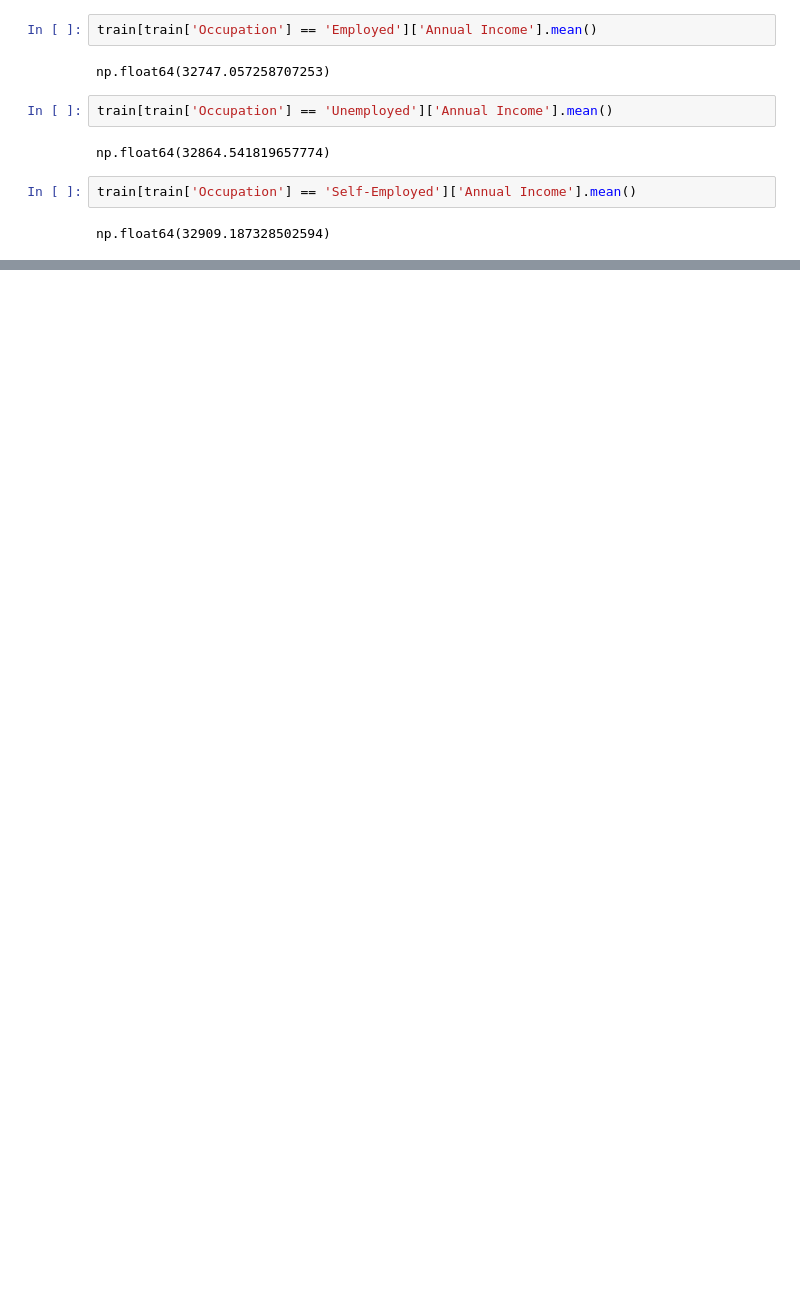
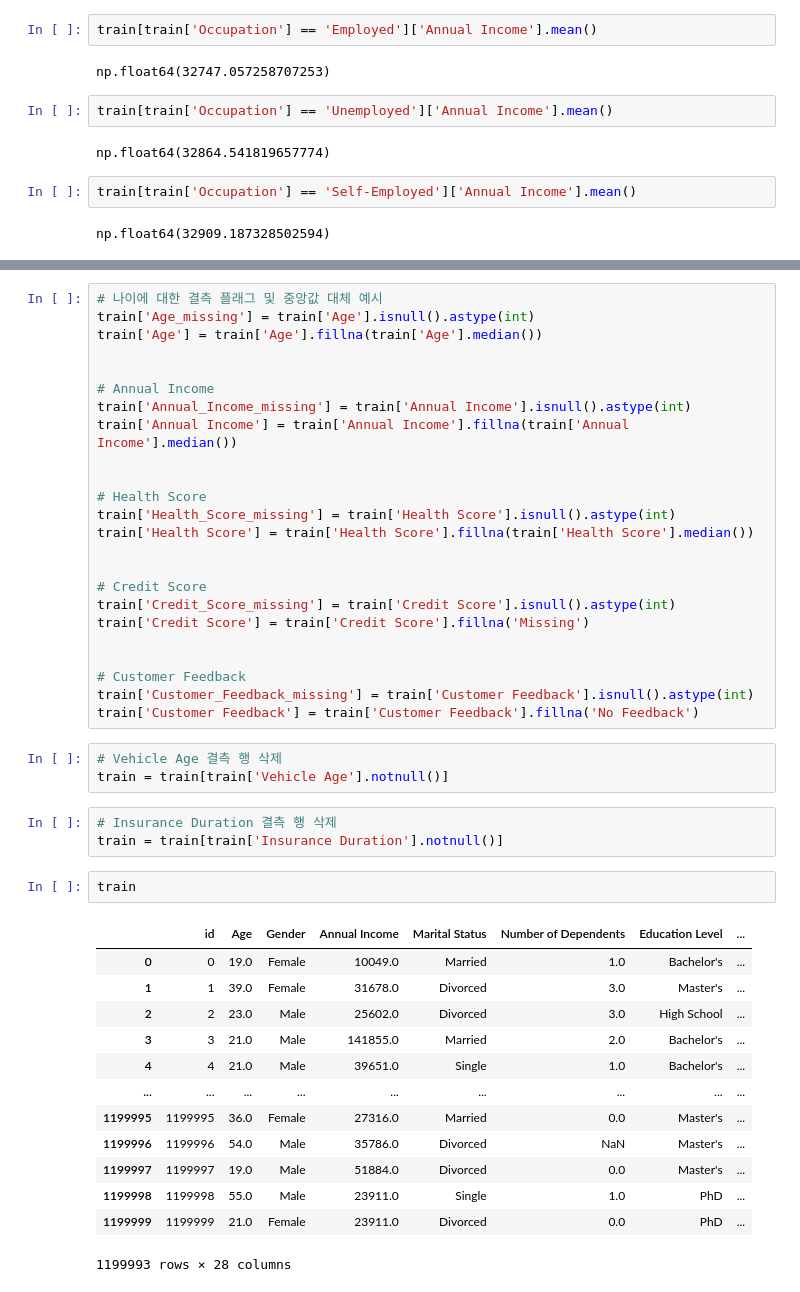
Before and after one commit to kdw434/4gun4_new_project, a Jupyter notebook: minjun/minjun.ipynb, the cells around one changed output, grey strips where cells are left out. Saved outputs shown, nothing was run; the diff lists cells and outputs as text; blank space fills up the shorter version.

```diff
--- a/minjun/minjun.ipynb
+++ b/minjun/minjun.ipynb
@@ -78,0 +115,46 @@ train1
+# %%
+# 나이에 대한 결측 플래그 및 중앙값 대체 예시
+train['Age_missing'] = train['Age'].isnull().astype(int)
+train['Age'] = train['Age'].fillna(train['Age'].median())
+
+
+# Annual Income
+train['Annual_Income_missing'] = train['Annual Income'].isnull().astype(int)
+train['Annual Income'] = train['Annual Income'].fillna(train['Annual Income'].median())
+
+
+# Health Score
+train['Health_Score_missing'] = train['Health Score'].isnull().astype(int)
+train['Health Score'] = train['Health Score'].fillna(train['Health Score'].median())
+
+
+# Credit Score
+train['Credit_Score_missing'] = train['Credit Score'].isnull().astype(int)
+train['Credit Score'] = train['Credit Score'].fillna('Missing')
+
+
+# Customer Feedback
+train['Customer_Feedback_missing'] = train['Customer Feedback'].isnull().astype(int)
+train['Customer Feedback'] = train['Customer Feedback'].fillna('No Feedback')
+# %%
+# Vehicle Age 결측 행 삭제
+train = train[train['Vehicle Age'].notnull()]
+# %%
+# Insurance Duration 결측 행 삭제
+train = train[train['Insurance Duration'].notnull()]
+# %%
+train
+# %% [output]
+|  | id | Age | Gender | Annual Income | Marital Status | Number of Dependents | Education Level | ... |
+| 0 | 0 | 19.0 | Female | 10049.0 | Married | 1.0 | Bachelor's | ... |
+| 1 | 1 | 39.0 | Female | 31678.0 | Divorced | 3.0 | Master's | ... |
+| 2 | 2 | 23.0 | Male | 25602.0 | Divorced | 3.0 | High School | ... |
+| 3 | 3 | 21.0 | Male | 141855.0 | Married | 2.0 | Bachelor's | ... |
+| 4 | 4 | 21.0 | Male | 39651.0 | Single | 1.0 | Bachelor's | ... |
+| ... | ... | ... | ... | ... | ... | ... | ... | ... |
+| 1199995 | 1199995 | 36.0 | Female | 27316.0 | Married | 0.0 | Master's | ... |
+| 1199996 | 1199996 | 54.0 | Male | 35786.0 | Divorced | NaN | Master's | ... |
+| 1199997 | 1199997 | 19.0 | Male | 51884.0 | Divorced | 0.0 | Master's | ... |
+| 1199998 | 1199998 | 55.0 | Male | 23911.0 | Single | 1.0 | PhD | ... |
+| 1199999 | 1199999 | 21.0 | Female | 23911.0 | Divorced | 0.0 | PhD | ... |
+1199993 rows × 28 columns
```
Also changed, not shown: parts of 10 cells of this notebook.
